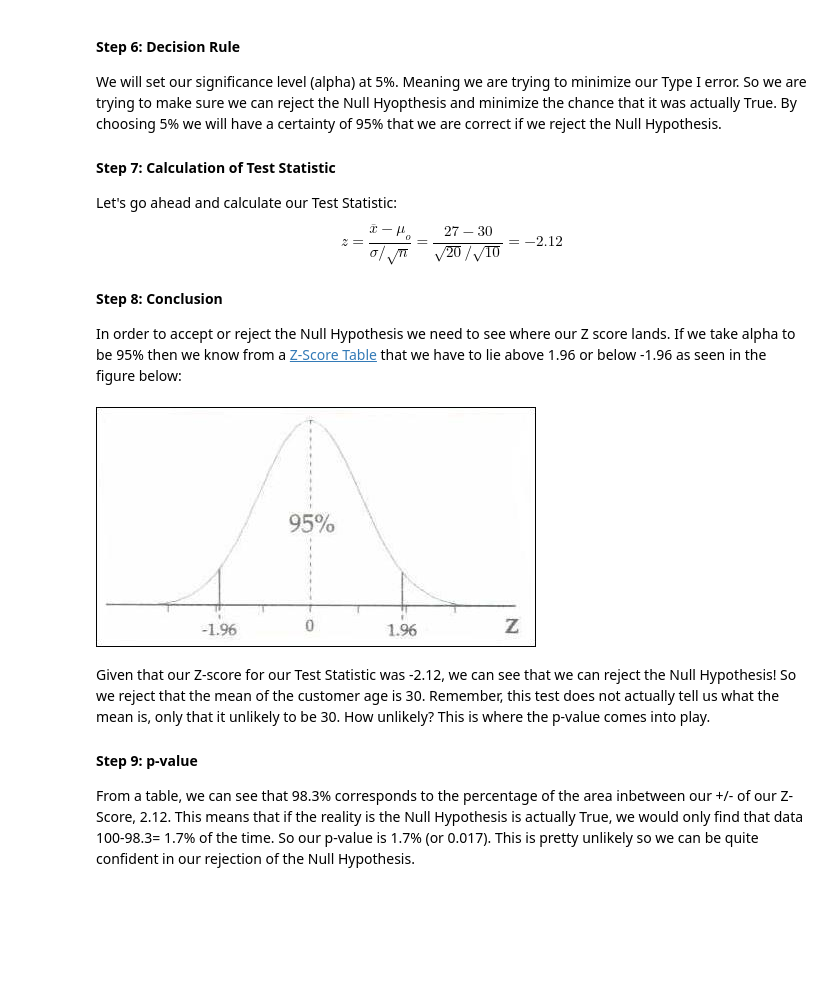
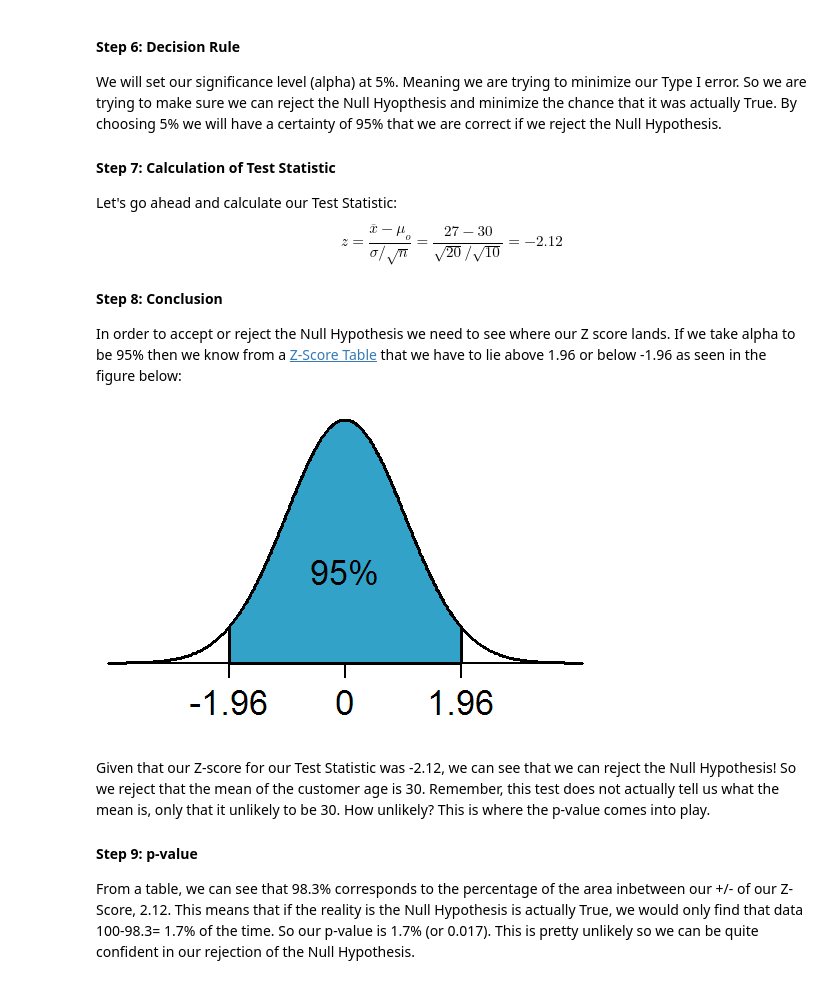
Before and after one commit to dbricare/NotesTechnical, a Jupyter notebook: HypothesisTestingOverview.ipynb, the cells around one changed output. Cells and saved outputs as stored; diff of their text form; code cells hidden in the pictures; blank space fills up the shorter version.

```diff
--- a/HypothesisTestingOverview.ipynb
+++ b/HypothesisTestingOverview.ipynb
@@ -155,11 +155,11 @@ $$ z= \frac{\overline{x}-\mu_o}{\sigma / \sqrt{n}} = \frac{27 - 30}{\sqrt{20} /
 #### Step 8: Conclusion
 
 In order to accept or reject the Null Hypothesis we need to see where our Z score lands. If we take alpha to be 95% then we know from a [Z-Score Table](http://www.stat.ufl.edu/~athienit/Tables/Ztable.pdf) that we have to lie above 1.96 or below -1.96 as seen in the figure below:
-# %%
-url='http://www.duncanwil.co.uk/norm_files/image056.jpg'
-Image(url)
-# %% [output]
-[figure, removed]
+# %%
+url='https://upload.wikimedia.org/wikipedia/en/b/bf/NormalDist1.96.png'
+Image(url)
+# %% [output]
+[figure, added]
 # %% [markdown]
 Given that our Z-score for our Test Statistic was -2.12, we can see that we can reject the Null Hypothesis! So we reject that the mean of the customer age is 30. Remember, this test does not actually tell us what the mean is, only that it unlikely to be 30. How unlikely? This is where the p-value comes into play.
 
```
Also changed, not shown: 24 other files.
